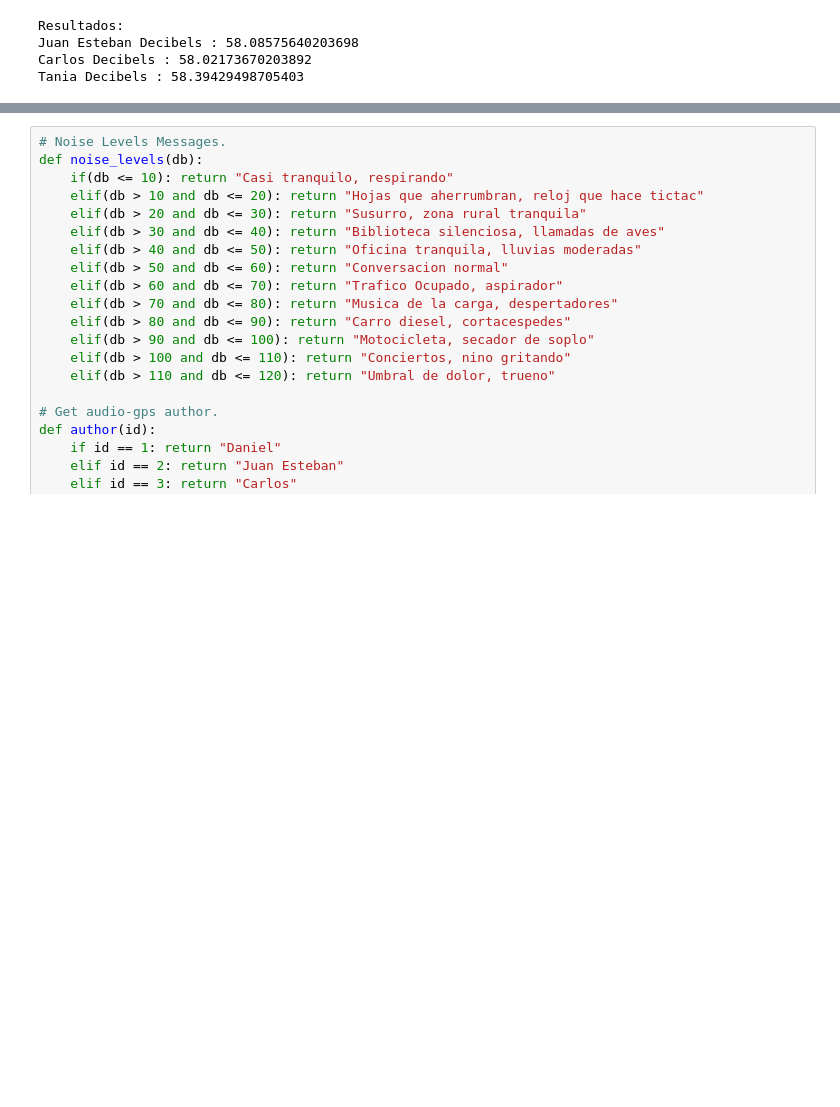
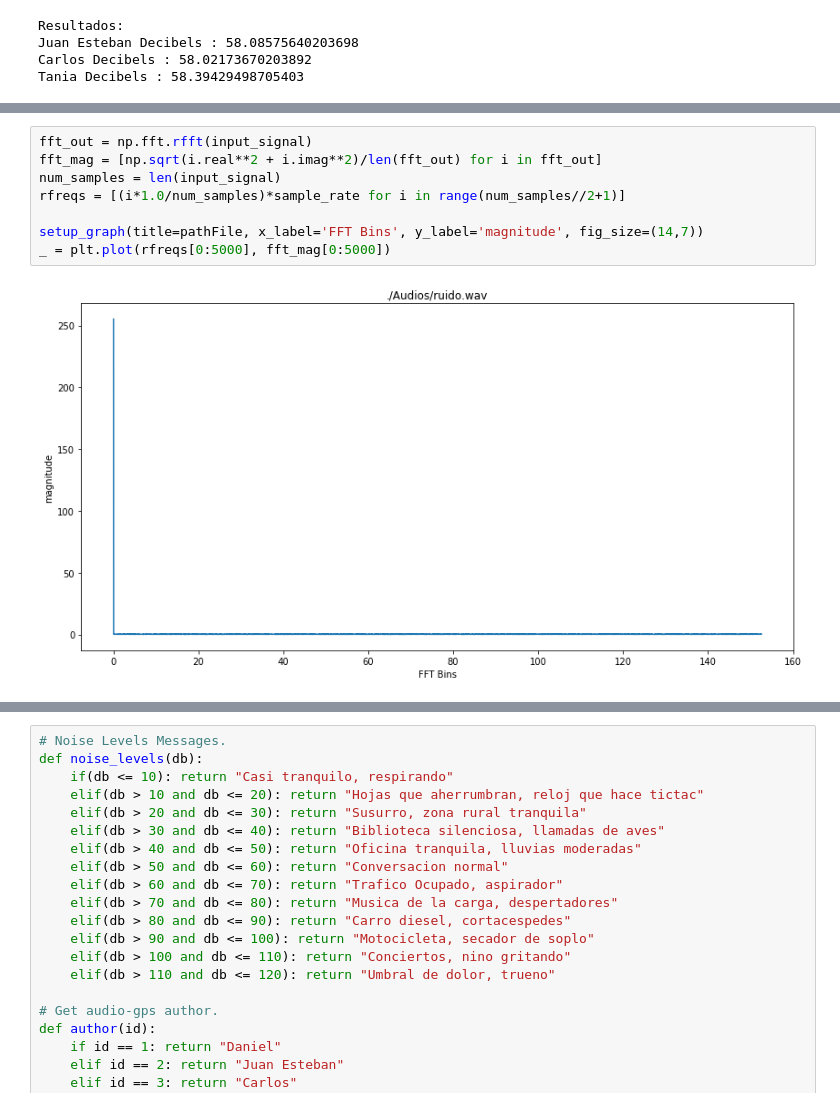
Before and after one commit to Juanchobanano/NoiseProject, a Jupyter notebook: Noise Project.ipynb, the cells around one changed output, grey strips where cells are left out. Cells and saved outputs as stored; diff of their text form; blank space fills up the shorter version.

```diff
--- a/Noise Project.ipynb
+++ b/Noise Project.ipynb
@@ -176,0 +212,10 @@ Tania Decibels : 58.39429498705403
+# %%
+fft_out = np.fft.rfft(input_signal)
+fft_mag = [np.sqrt(i.real**2 + i.imag**2)/len(fft_out) for i in fft_out]
+num_samples = len(input_signal)
+rfreqs = [(i*1.0/num_samples)*sample_rate for i in range(num_samples//2+1)]
+
+setup_graph(title=pathFile, x_label='FFT Bins', y_label='magnitude', fig_size=(14,7))
+_ = plt.plot(rfreqs[0:5000], fft_mag[0:5000])
+# %% [output]
+[figure, added]
```
Also changed, not shown: parts of 11 cells of this notebook, 2 other files.
